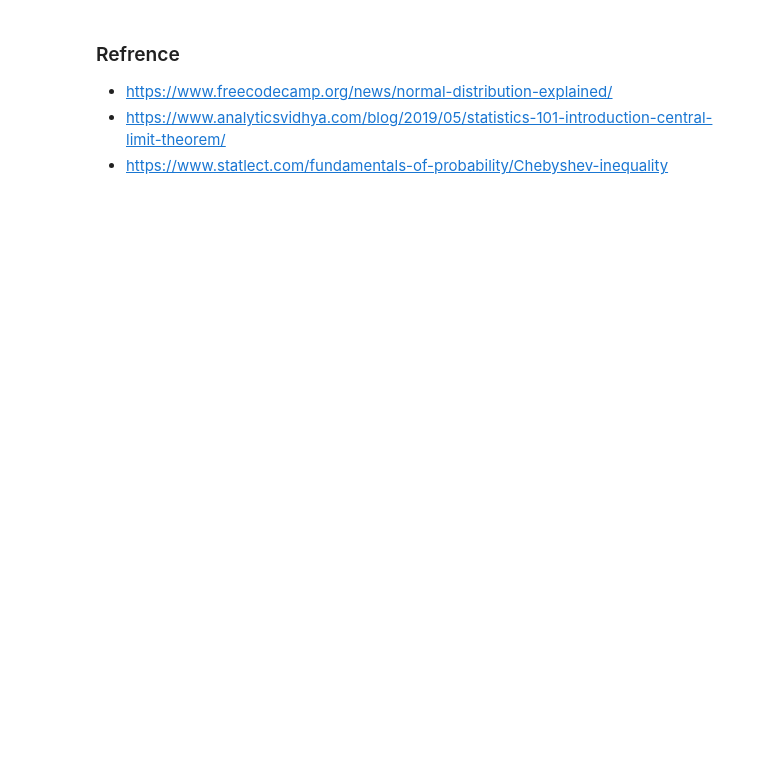
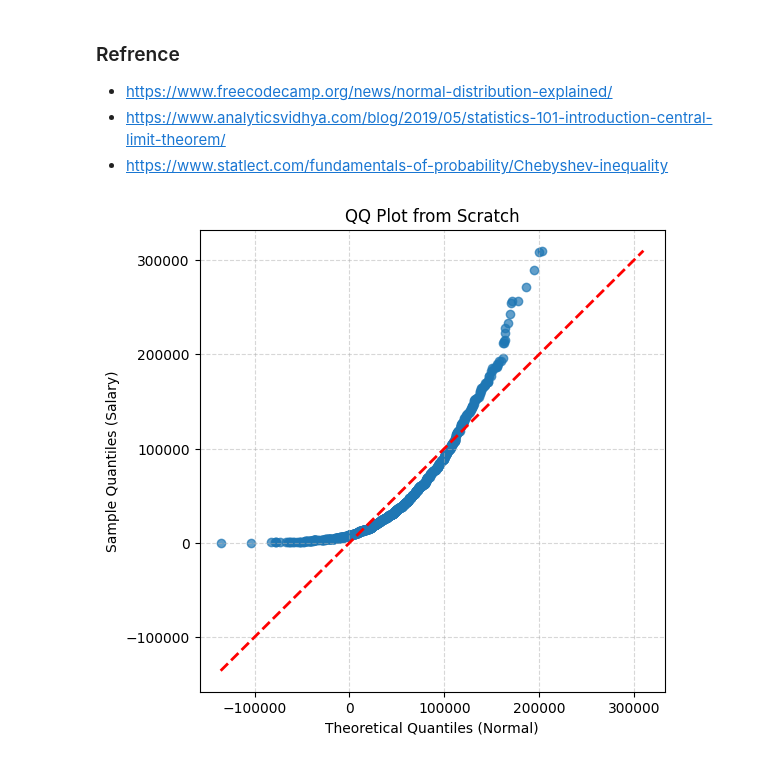
Before and after one commit to rahul8879/ai-ml-akila, a Jupyter notebook: maths/stats/01_stats.ipynb, the cells around one changed output. Saved outputs shown, nothing was run; the diff lists cells and outputs as text; code cells hidden in the pictures; blank space fills up the shorter version.

Commit message:
practice and assignment

```diff
--- a/maths/stats/01_stats.ipynb
+++ b/maths/stats/01_stats.ipynb
@@ -142,3 +145,39 @@ plt.show()
 - https://www.freecodecamp.org/news/normal-distribution-explained/
 - https://www.analyticsvidhya.com/blog/2019/05/statistics-101-introduction-central-limit-theorem/
 - https://www.statlect.com/fundamentals-of-probability/Chebyshev-inequality
+# %%
+# Assignment  1 : Implement QQ plot from scratch
+
+import numpy as np
+import matplotlib.pyplot as plt
+
+# first sort the data
+sorted_data = np.sort(salary)
+
+# percentiles
+n = len(sorted_data)
+percentiles = (np.arange(1, n + 1) - 0.5) / n
+
+# lets take normal distribution
+y = np.random.normal(loc=np.mean(salary), scale=np.std(salary), size=n)
+y_sorted = np.sort(y)
+
+# calculate the theoretical quantiles
+theoretical_quantiles = np.percentile(y_sorted, percentiles * 100)
+
+# plot the QQ plot
+plt.figure(figsize=(6, 6))
+plt.scatter(theoretical_quantiles, sorted_data, alpha=0.7)
+
+# 45 degree line
+min_val = min(theoretical_quantiles[0], sorted_data[0])
+max_val = max(theoretical_quantiles[-1], sorted_data[-1])
+plt.plot([min_val, max_val], [min_val, max_val], 'r--', linewidth=2)
+
+plt.xlabel('Theoretical Quantiles (Normal)')
+plt.ylabel('Sample Quantiles (Salary)')
+plt.title('QQ Plot from Scratch')
+plt.grid(True, linestyle='--', alpha=0.5)
+plt.show()
+# %% [output]
+[figure, added]
```
Also changed, not shown: parts of 9 cells of this notebook.
